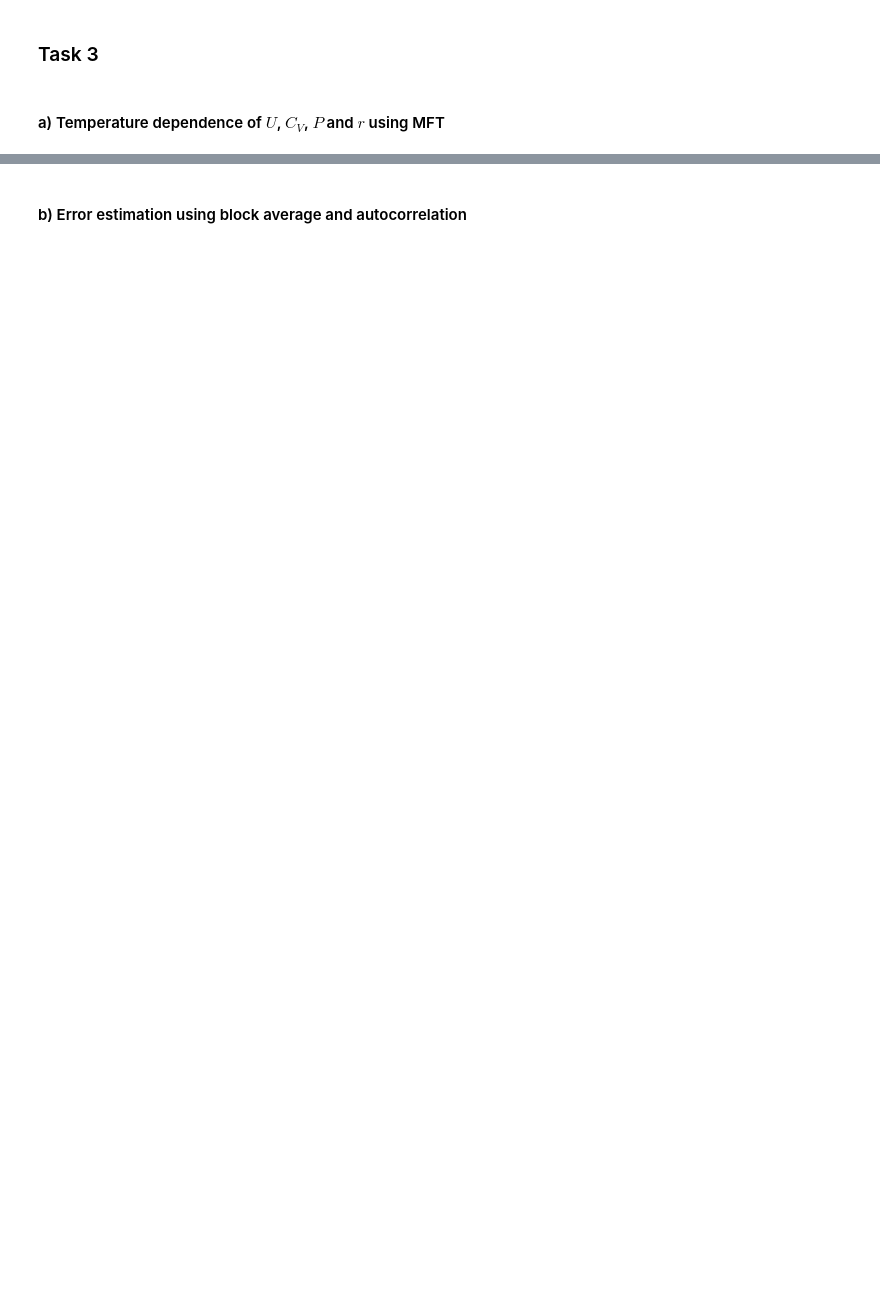
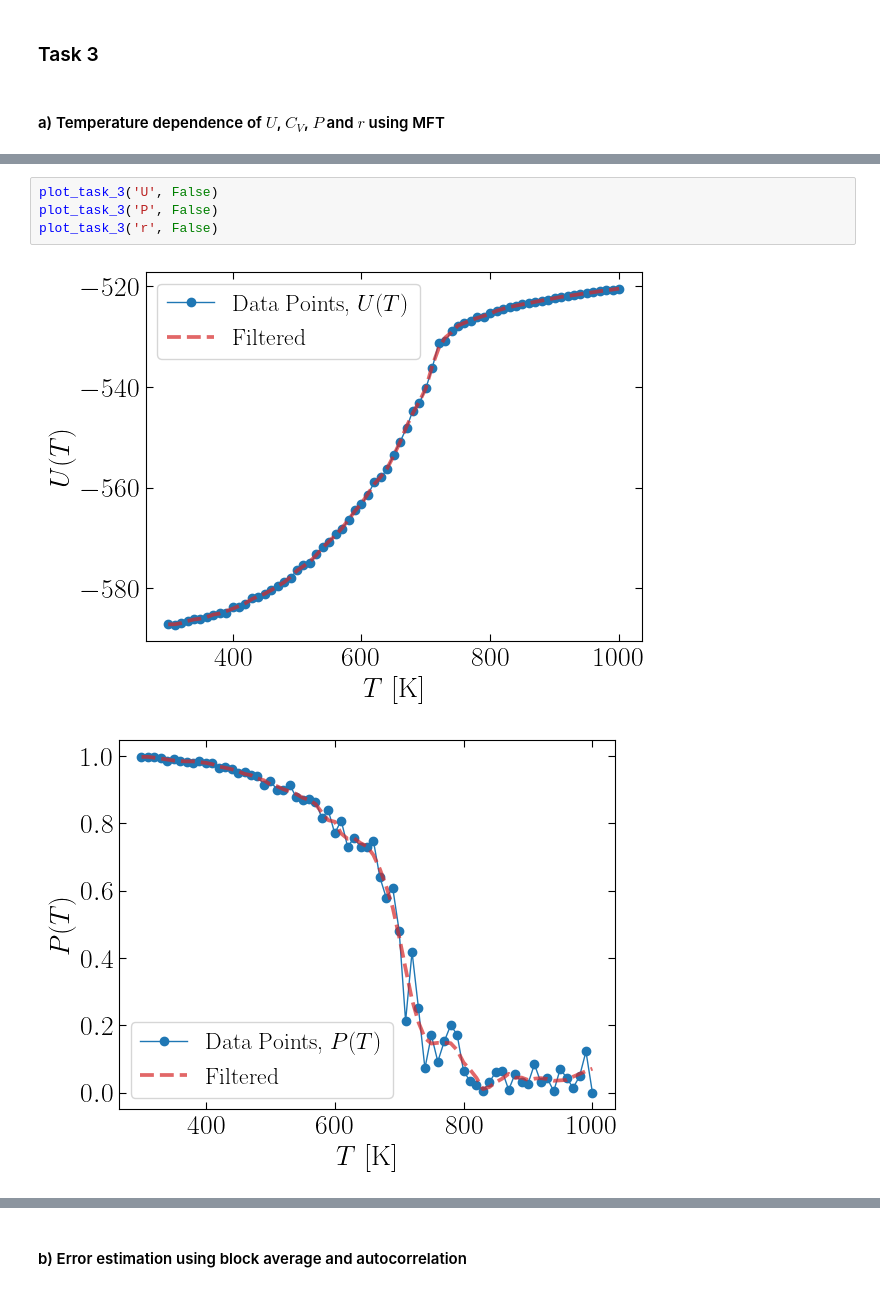
Before and after one commit to stommen/fka122-homeworks, a Jupyter notebook: H2/analyzer.ipynb, the cells around one changed output, grey strips where cells are left out. Cells and saved outputs as stored; diff of their text form; blank space fills up the shorter version.

```diff
--- a/H2/analyzer.ipynb
+++ b/H2/analyzer.ipynb
@@ -216,0 +328,7 @@ plt.show()
+# %%
+plot_task_3('U', False)
+plot_task_3('P', False)
+plot_task_3('r', False)
+# %% [output]
+[figure, added]
+[figure, added]
```
Also changed, not shown: parts of 8 cells of this notebook, 6 other files.
